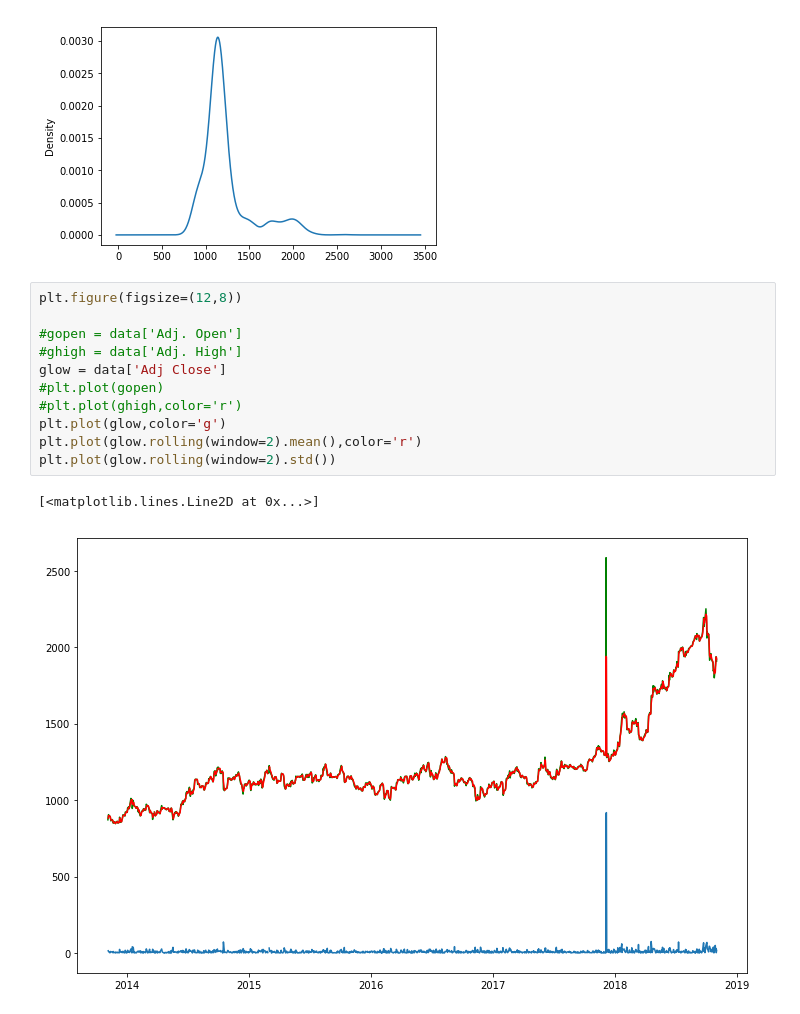
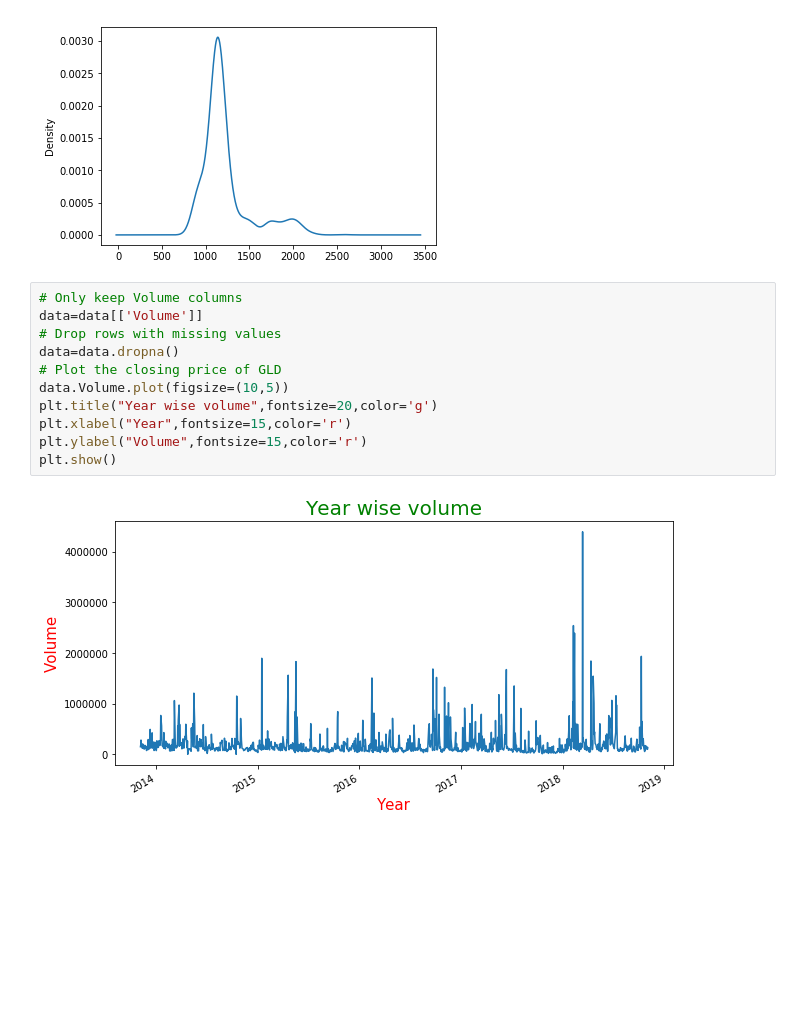
Before and after one commit to pragatikumar/Stock-Price-Forecasting, a Jupyter notebook: Stock Price Prediction.ipynb, the cells around one changed output. Drawn from its saved outputs; the diff is of its cells as text; blank space fills up the shorter version.

```diff
--- a/Stock Price Prediction.ipynb
+++ b/Stock Price Prediction.ipynb
@@ -117,17 +125,16 @@ data['Adj Close'].plot("kde")
 # %% [output]
 <matplotlib.axes._subplots.AxesSubplot at 0x...>
 [figure]
-# %%
-plt.figure(figsize=(12,8))
-
-#gopen = data['Adj. Open']
-#ghigh = data['Adj. High']
-glow = data['Adj Close']
-#plt.plot(gopen)
-#plt.plot(ghigh,color='r')
-plt.plot(glow,color='g')
-plt.plot(glow.rolling(window=2).mean(),color='r')
-plt.plot(glow.rolling(window=2).std())
-# %% [output]
-[<matplotlib.lines.Line2D at 0x...>]
-[figure, removed]
+# %%
+# Only keep Volume columns
+data=data[['Volume']]
+# Drop rows with missing values
+data=data.dropna()
+# Plot the closing price of GLD
+data.Volume.plot(figsize=(10,5))
+plt.title("Year wise volume",fontsize=20,color='g')
+plt.xlabel("Year",fontsize=15,color='r')
+plt.ylabel("Volume",fontsize=15,color='r')
+plt.show()
+# %% [output]
+[figure, added]
```
Also changed, not shown: parts of 13 cells of this notebook.
